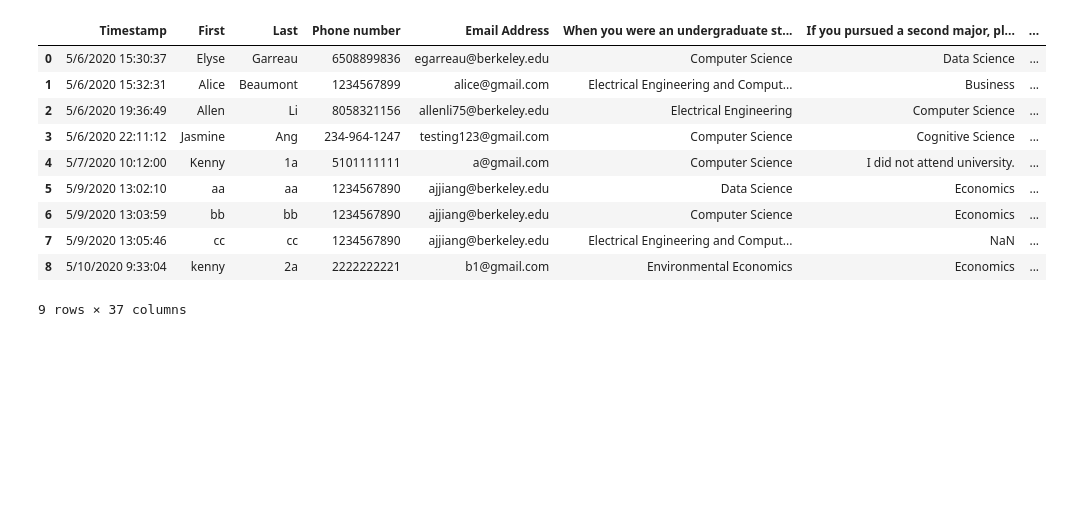
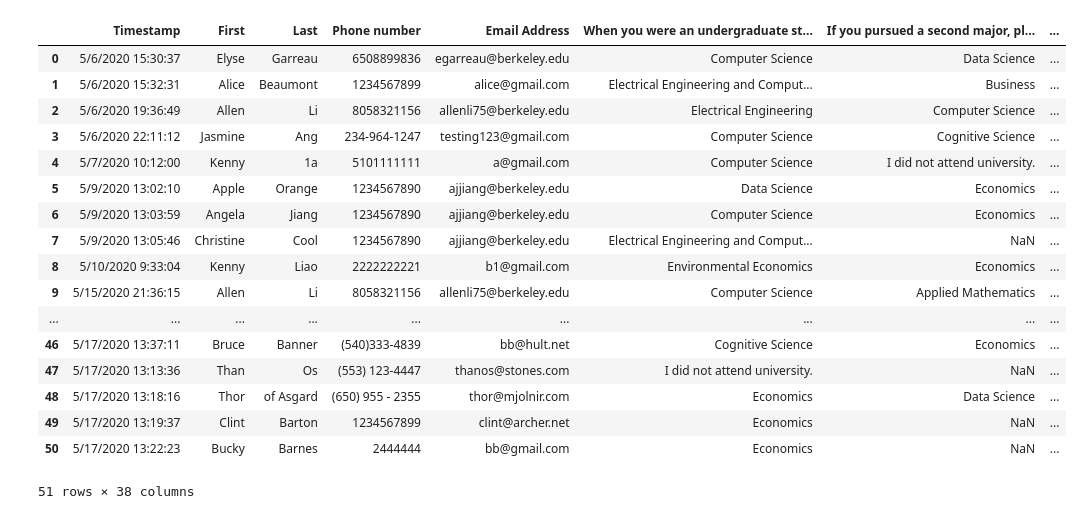
Before and after one commit to elysegarreau/ursatechmentorshipmatching, a Jupyter notebook: Example.ipynb, the cells around one changed output. Drawn from its saved outputs; the diff is of its cells as text; code cells hidden in the pictures; blank space fills up the shorter version.

```diff
--- a/Example.ipynb
+++ b/Example.ipynb
@@ -1,18 +1,25 @@
 # %%
 from classes import *
 from functions import *
 import pandas as pd
-pd.read_csv("Data/test2/mentor.csv")
+pd.read_csv("Data/test3/mentor.csv")
 # %% [output]
 |  | Timestamp | First | Last | Phone number | Email Address | When you were an undergraduate st... | If you pursued a second major, pl... | ... |
 | 0 | 5/6/2020 15:30:37 | Elyse | Garreau | 6508899836 | egarreau@berkeley.edu | Computer Science | Data Science | ... |
 | 1 | 5/6/2020 15:32:31 | Alice | Beaumont | 1234567899 | alice@gmail.com | Electrical Engineering and Comput... | Business | ... |
 | 2 | 5/6/2020 19:36:49 | Allen | Li | 8058321156 | allenli75@berkeley.edu | Electrical Engineering | Computer Science | ... |
 | 3 | 5/6/2020 22:11:12 | Jasmine | Ang | 234-964-1247 | testing123@gmail.com | Computer Science | Cognitive Science | ... |
 | 4 | 5/7/2020 10:12:00 | Kenny | 1a | 5101111111 | a@gmail.com | Computer Science | I did not attend university. | ... |
-| 5 | 5/9/2020 13:02:10 | aa | aa | 1234567890 | ajjiang@berkeley.edu | Data Science | Economics | ... |
-| 6 | 5/9/2020 13:03:59 | bb | bb | 1234567890 | ajjiang@berkeley.edu | Computer Science | Economics | ... |
-| 7 | 5/9/2020 13:05:46 | cc | cc | 1234567890 | ajjiang@berkeley.edu | Electrical Engineering and Comput... | NaN | ... |
-| 8 | 5/10/2020 9:33:04 | kenny | 2a | 2222222221 | b1@gmail.com | Environmental Economics | Economics | ... |
+| 5 | 5/9/2020 13:02:10 | Apple | Orange | 1234567890 | ajjiang@berkeley.edu | Data Science | Economics | ... |
+| 6 | 5/9/2020 13:03:59 | Angela | Jiang | 1234567890 | ajjiang@berkeley.edu | Computer Science | Economics | ... |
+| 7 | 5/9/2020 13:05:46 | Christine | Cool | 1234567890 | ajjiang@berkeley.edu | Electrical Engineering and Comput... | NaN | ... |
+| 8 | 5/10/2020 9:33:04 | Kenny | Liao | 2222222221 | b1@gmail.com | Environmental Economics | Economics | ... |
+| 9 | 5/15/2020 21:36:15 | Allen | Li | 8058321156 | allenli75@berkeley.edu | Computer Science | Applied Mathematics | ... |
+| ... | ... | ... | ... | ... | ... | ... | ... | ... |
+| 46 | 5/17/2020 13:37:11 | Bruce | Banner | (540)333-4839 | bb@hult.net | Cognitive Science | Economics | ... |
+| 47 | 5/17/2020 13:13:36 | Than | Os | (553) 123-4447 | thanos@stones.com | I did not attend university. | NaN | ... |
+| 48 | 5/17/2020 13:18:16 | Thor | of Asgard | (650) 955 - 2355 | thor@mjolnir.com | Economics | Data Science | ... |
+| 49 | 5/17/2020 13:19:37 | Clint | Barton | 1234567899 | clint@archer.net | Economics | NaN | ... |
+| 50 | 5/17/2020 13:22:23 | Bucky | Barnes | 2444444 | bb@gmail.com | Economics | NaN | ... |
-9 rows × 37 columns
+51 rows × 38 columns
 # %%
```
Also changed, not shown: parts of 9 cells of this notebook.
